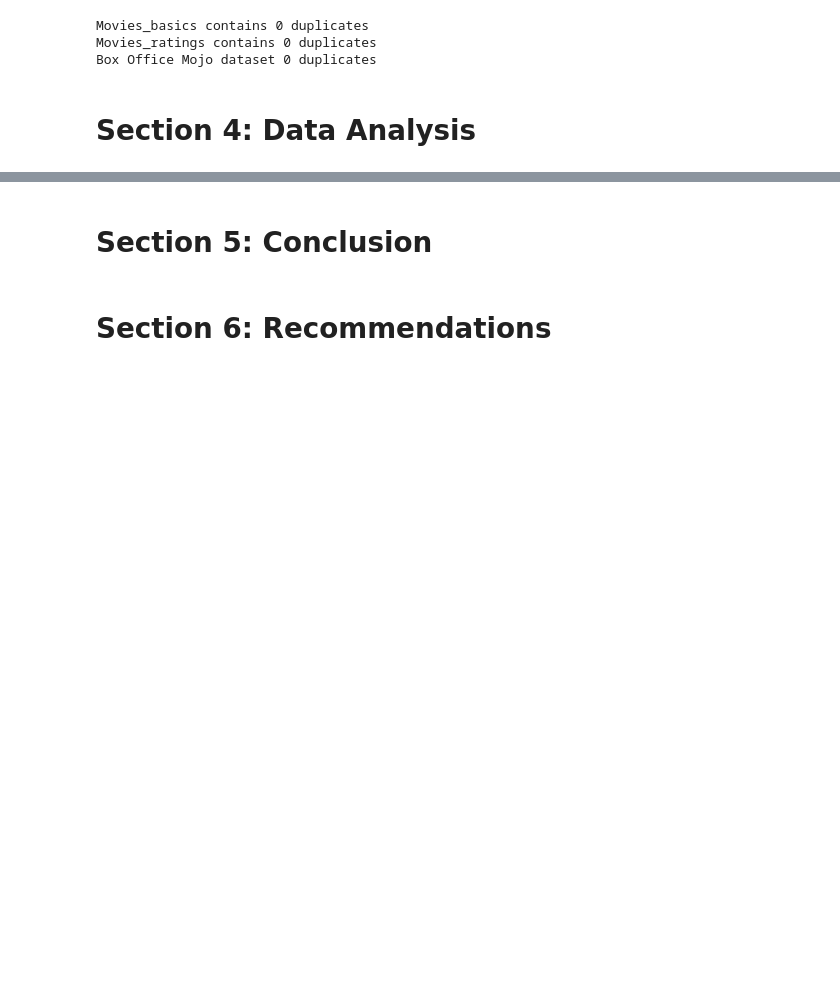
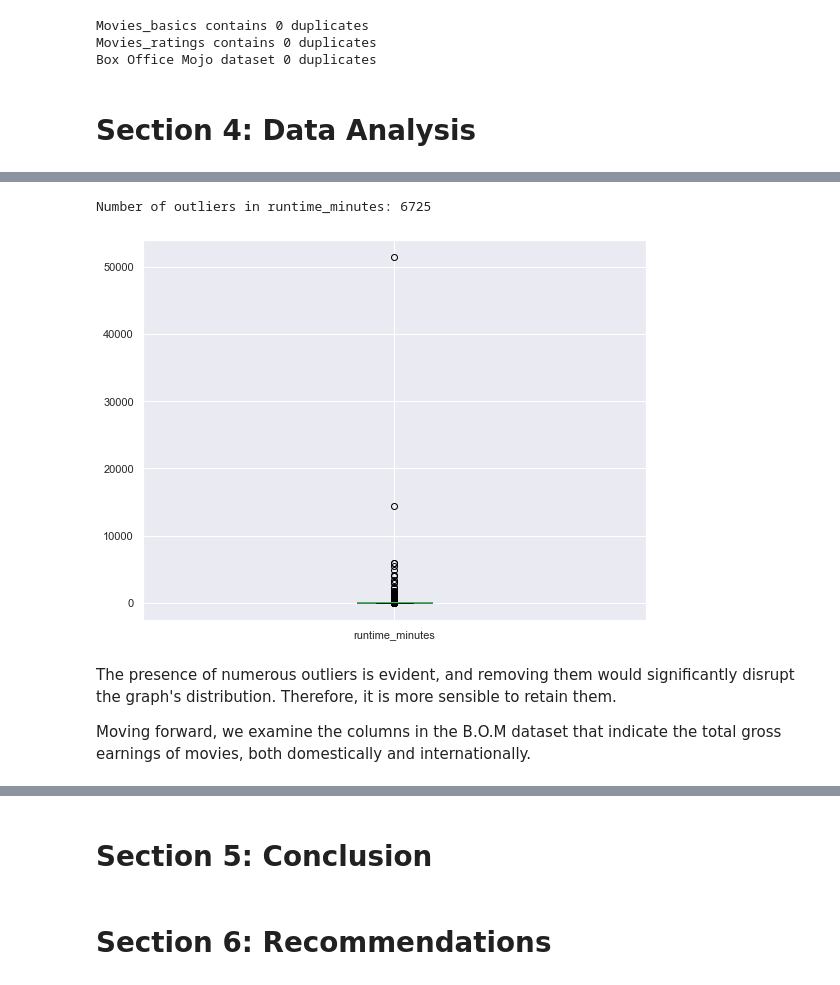
Before and after one commit to CzarProCoder/microsoft-movie-project-analysis, a Jupyter notebook: student.ipynb, the cells around one changed output, grey strips where cells are left out. Drawn from its saved outputs; the diff is of its cells as text; code cells hidden in the pictures; blank space fills up the shorter version.

```diff
--- a/student.ipynb
+++ b/student.ipynb
@@ -424,0 +464,22 @@ After data cleaning, we get into the actual data analysis process so as to make
+# %%
+# Check for ourliers using a barplot
+
+basic['runtime_minutes'].plot.box(figsize=(9,7))
+
+
+# Find the number of outliers
+
+tf = basic['runtime_minutes'].quantile(.25)
+sf = basic['runtime_minutes'].quantile(.75)
+IQR = sf - tf
+outliers = basic[(basic.runtime_minutes < tf - 1.5* IQR)  |
+                    (basic.runtime_minutes > sf + 1.5 * IQR) ]
+print('Number of outliers in runtime_minutes: ' + str(outliers.runtime_minutes.count()))
+# %% [output]
+Number of outliers in runtime_minutes: 6725
+[figure, added]
+# %% [markdown]
+
+The presence of numerous outliers is evident, and removing them would significantly disrupt the graph's distribution. Therefore, it is more sensible to retain them.
+
+Moving forward, we examine the columns in the B.O.M dataset that indicate the total gross earnings of movies, both domestically and internationally.
```
Also changed, not shown: parts of 17 cells of this notebook.
